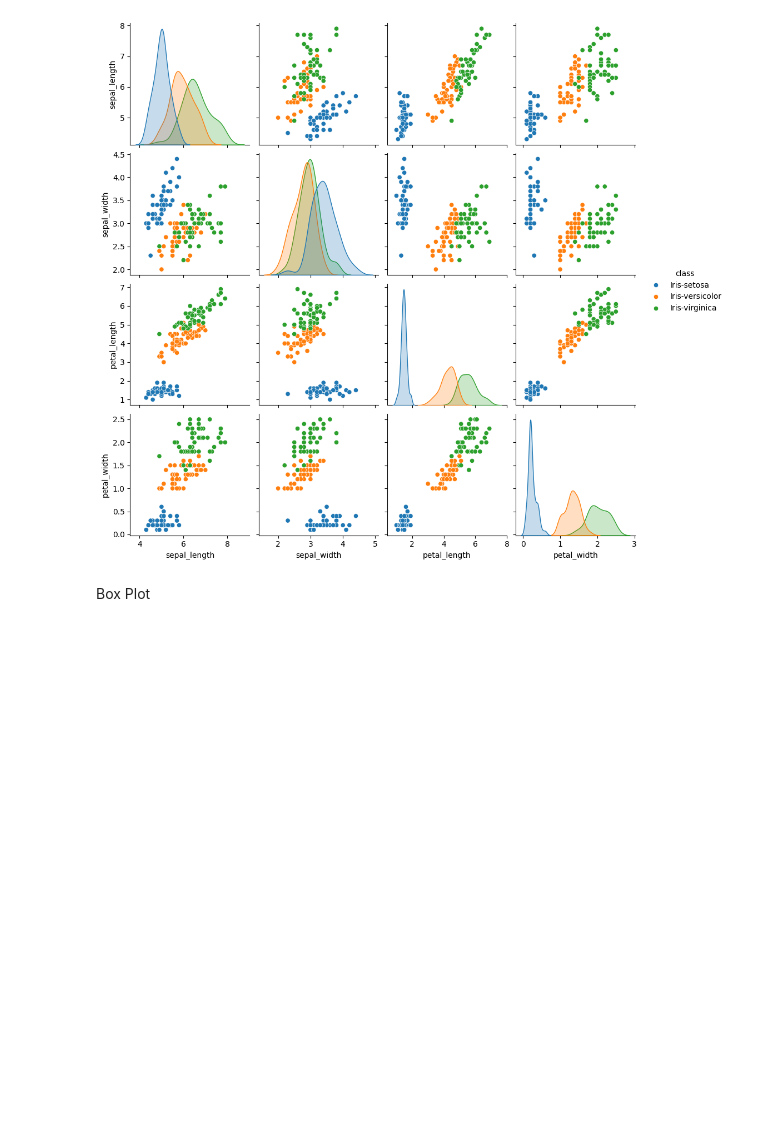
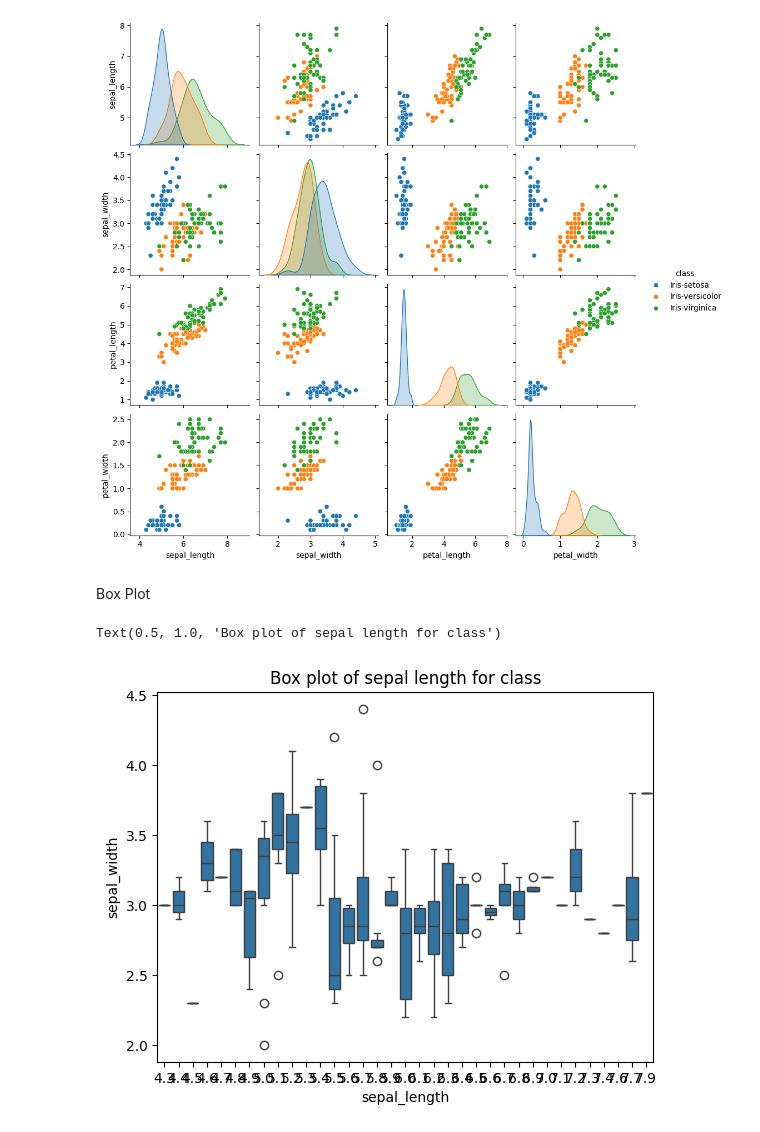
Before and after one commit to Prasannnnn/Data-Analysis-with-python, a Jupyter notebook: Assignments/iris.ipynb, the cells around one changed output. Saved outputs shown, nothing was run; the diff lists cells and outputs as text; code cells hidden in the pictures; blank space fills up the shorter version.

```diff
--- a/Assignments/iris.ipynb
+++ b/Assignments/iris.ipynb
@@ -94,0 +93,7 @@ Box Plot
+# %%
+#Box plot of sepal length for class
+sns.boxplot(data=df,x="sepal_length",y="sepal_width")
+plt.title("Box plot of sepal length for class")
+# %% [output]
+Text(0.5, 1.0, 'Box plot of sepal length for class')
+[figure, added]
```
Also changed, not shown: parts of 5 cells of this notebook.
